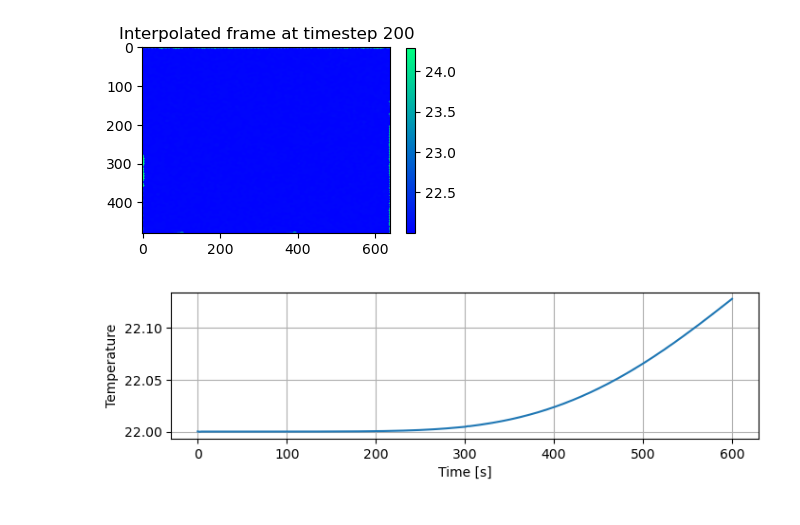
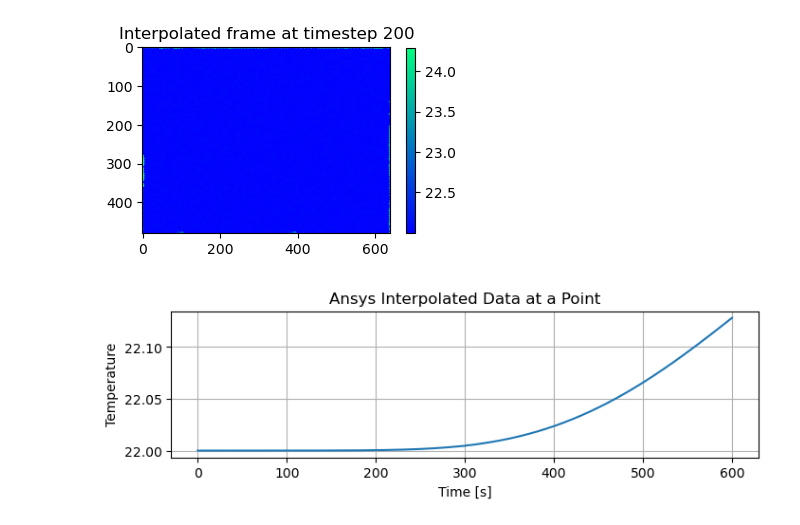
Before and after one commit to lvburik/TeamInternship, a Jupyter notebook: mesh_interpolation.ipynb, the cells around one changed output. Saved outputs shown, nothing was run; the diff lists cells and outputs as text; code cells hidden in the pictures.

Commit message:
more ansys/matlab comparison

```diff
--- a/mesh_interpolation.ipynb
+++ b/mesh_interpolation.ipynb
@@ -236,12 +229,13 @@ plt.show()
 # %%
 p_temp = ansys_flattened_temperatures[:,10000]
 t = np.linspace(0, 600, 300)
 
 plt.figure(figsize=(8,2))
 plt.plot(t, p_temp)
 plt.xlabel('Time [s]')
 plt.ylabel('Temperature')
 plt.grid('on')
+plt.title("Ansys Interpolated Data at a Point")
 plt.show()
 # %% [output]
-[figure, old version]
+[figure, new version]
```
Also changed, not shown: parts of 6 cells of this notebook.
